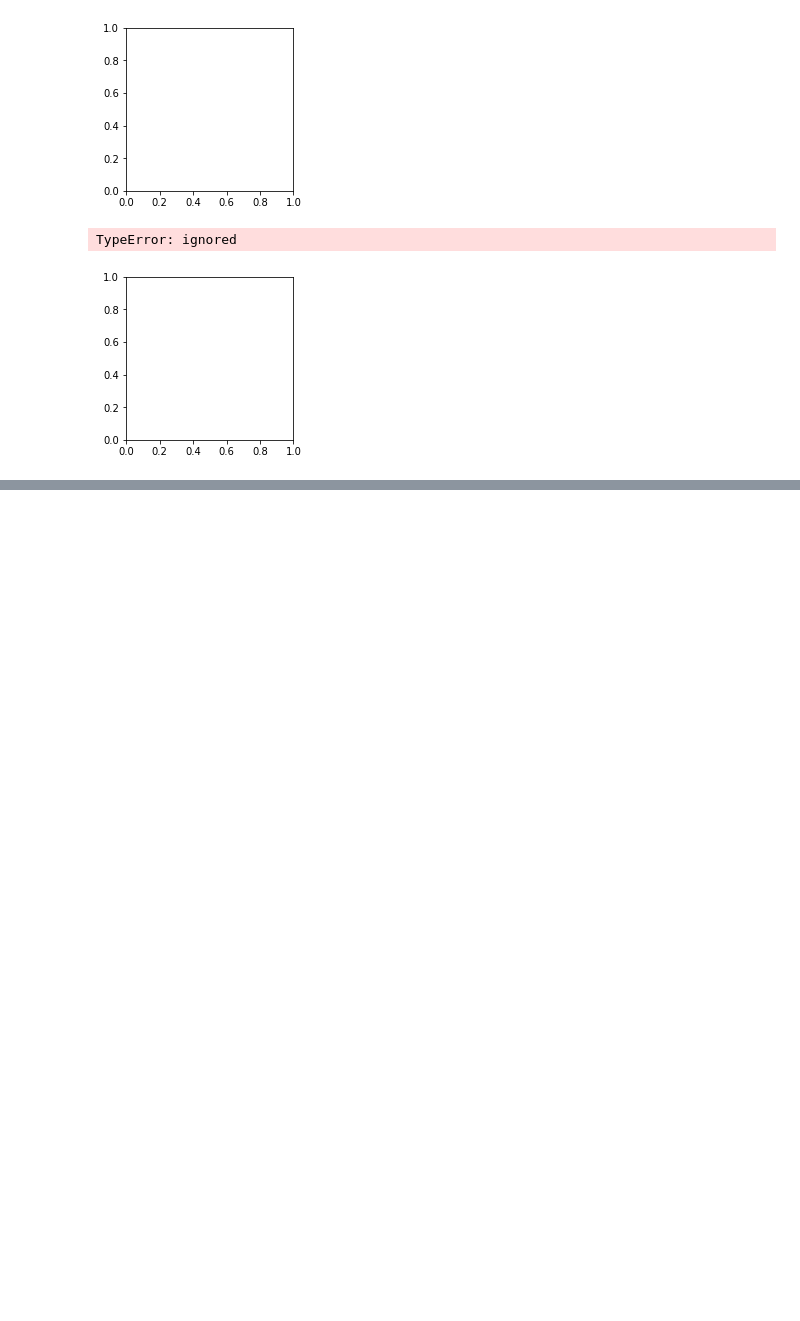
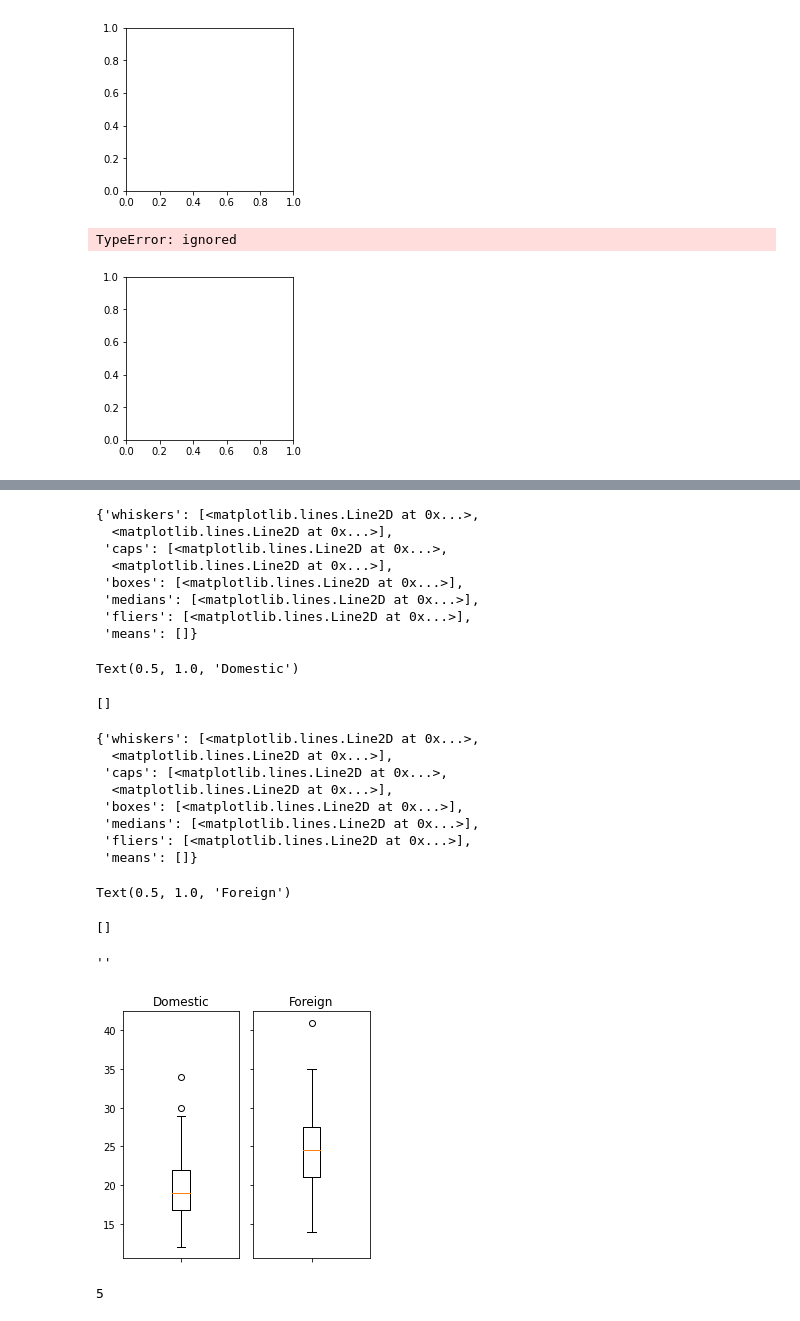
Before and after one commit to theaok/vis, a Jupyter notebook: play.ipynb, the cells around one changed output, grey strips where cells are left out. Drawn from its saved outputs; the diff is of its cells as text; code cells hidden in the pictures; blank space fills up the shorter version.

```diff
--- a/play.ipynb
+++ b/play.ipynb
@@ -78,0 +103,3 @@ TypeError: ignored
+# %%
+for i, (grp, d) in enumerate(g):
+  d
@@ -78,0 +141,39 @@ TypeError: ignored
+# %%
+fig, axs = plt.subplots(1,g.ngroups, sharey=True, tight_layout=True, figsize=(4, 3))
+for i, (grp, d) in enumerate(g):
+  axs[i].boxplot(d['mpg'])
+  axs[i].set_title(grp)
+  axs[i].set_xticklabels('')
+;
+
+#    ax = d.plot.bar(x='resource', y='average', ax=axes[i], title=country)
+#    ax.legend().remove()
+#
+# %% [output]
+{'whiskers': [<matplotlib.lines.Line2D at 0x...>,
+  <matplotlib.lines.Line2D at 0x...>],
+ 'caps': [<matplotlib.lines.Line2D at 0x...>,
+  <matplotlib.lines.Line2D at 0x...>],
+ 'boxes': [<matplotlib.lines.Line2D at 0x...>],
+ 'medians': [<matplotlib.lines.Line2D at 0x...>],
+ 'fliers': [<matplotlib.lines.Line2D at 0x...>],
+ 'means': []}
+Text(0.5, 1.0, 'Domestic')
+[]
+{'whiskers': [<matplotlib.lines.Line2D at 0x...>,
+  <matplotlib.lines.Line2D at 0x...>],
+ 'caps': [<matplotlib.lines.Line2D at 0x...>,
+  <matplotlib.lines.Line2D at 0x...>],
+ 'boxes': [<matplotlib.lines.Line2D at 0x...>],
+ 'medians': [<matplotlib.lines.Line2D at 0x...>],
+ 'fliers': [<matplotlib.lines.Line2D at 0x...>],
+ 'means': []}
+Text(0.5, 1.0, 'Foreign')
+[]
+''
+[figure, added]
+# %%
+g = auto.groupby('rep78') #subset data into n groups
+g.ngroups
+# %% [output]
+5
```
Also changed, not shown: parts of 19 cells of this notebook.
